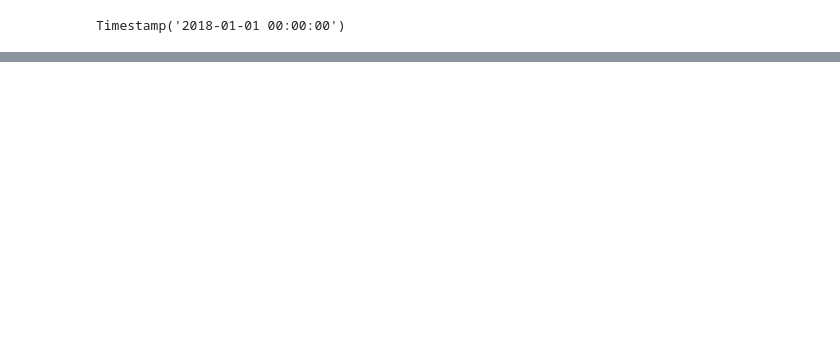
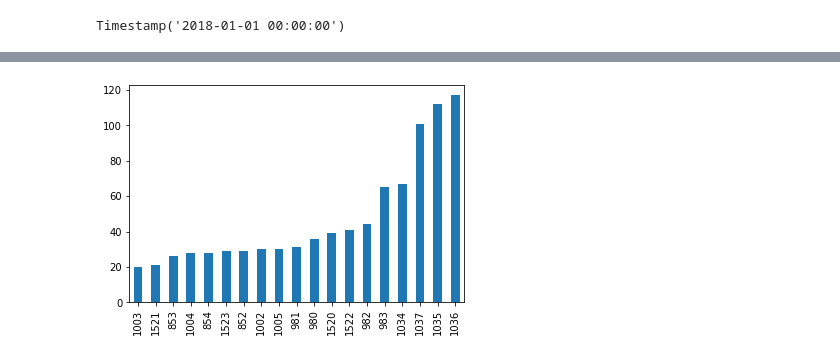
Before and after one commit to Emboava2022/Desafio-C-digo-Python, a Jupyter notebook: Datas.ipynb, the cells around one changed output, grey strips where cells are left out. Saved outputs shown, nothing was run; the diff lists cells and outputs as text; code cells hidden in the pictures; blank space fills up the shorter version.

```diff
--- a/Datas.ipynb
+++ b/Datas.ipynb
@@ -191,0 +230,6 @@ vendas_marco_2019.sample(20)
+# %%
+# Gráfico de barras horizontais
+# Ascending = True mostrará os valores do menor para o maior
+df['LojaID'].value_counts(ascending=True).plot.bar();
+# %% [output]
+[figure, added]
```
Also changed, not shown: parts of 25 cells of this notebook.
